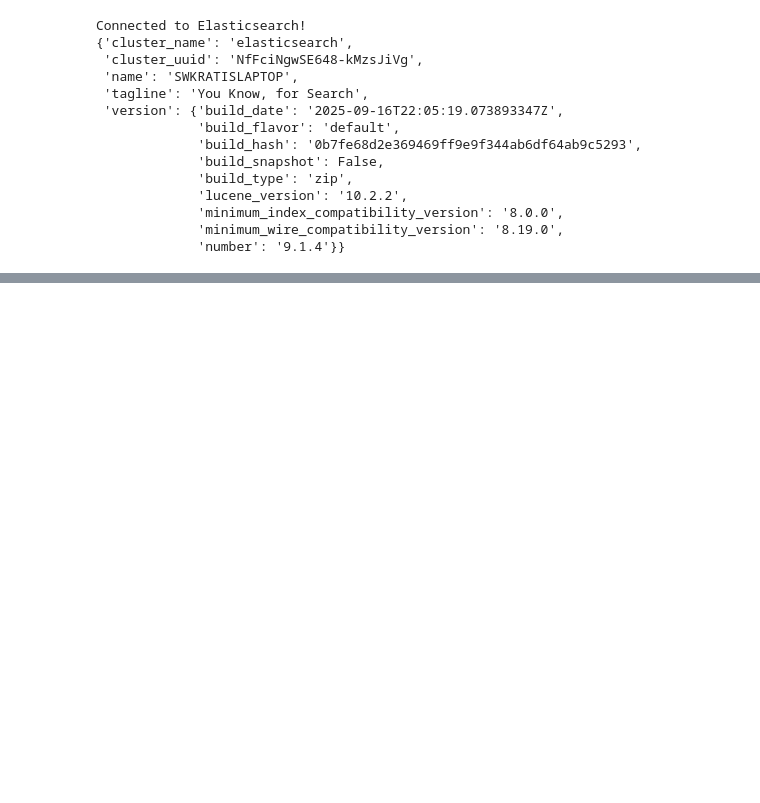
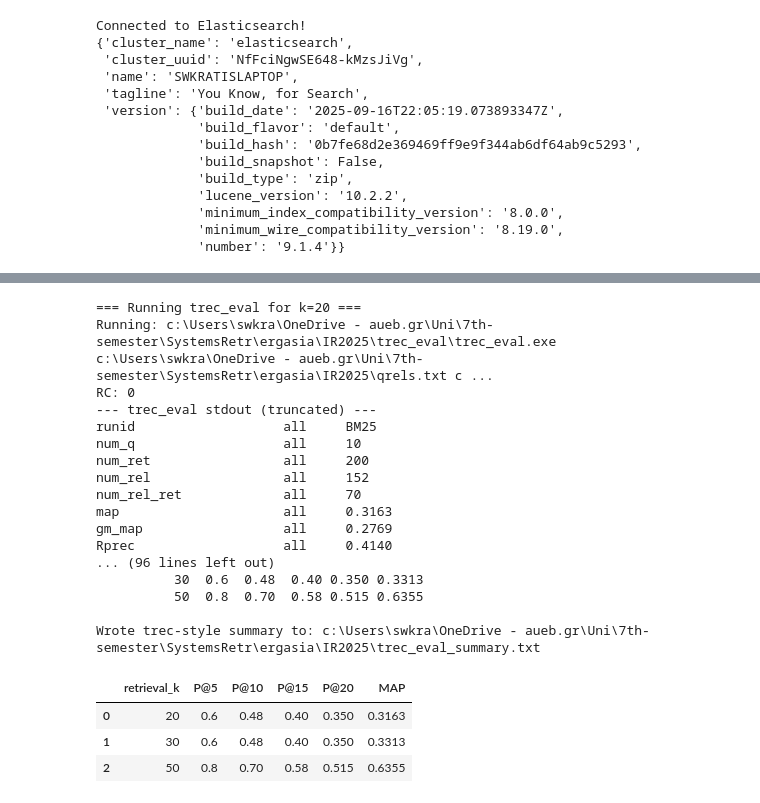
Before and after one commit to Swkratis210204/Semantic-Information-Retrieval-System-ElasticSearch-FAISS-Transformers-, a Jupyter notebook: IR2025/PartA.ipynb, the cells around one changed output, grey strips where cells are left out. Saved outputs shown, nothing was run; the diff lists cells and outputs as text; code cells hidden in the pictures; blank space fills up the shorter version.

```diff
--- a/IR2025/PartA.ipynb
+++ b/IR2025/PartA.ipynb
@@ -41,13 +42,10 @@ if missing:
 def preprocess(s):
     if not isinstance(s, str):
         return ""
-    s = s.strip()
-    s = re.sub(r"\s+", " ", s)                       # collapse spaces/newlines
-    s = re.sub(r"http\S+|www\.\S+", "<URL>", s)      # replace URLs
-    s = re.sub(r"\S+@\S+", "<EMAIL>", s)             # replace emails
-    s = re.sub(r"<[^>]+>", " ", s)                   # remove HTML tags
-    s = ''.join(ch for ch in s if ord(ch) >= 32)     # remove control chars
-    s = re.sub(r"['\"]", "", s)                      # remove single and double quotes
+    s = s.lower()
+    s = re.sub(r"http\S+|www\S+", "", s)
+    s = re.sub(r"[^a-zA-Z0-9\s]", " ", s)
+    s = re.sub(r"\s+", " ", s)
     return s.strip()
 
 
@@ -570 +374,27 @@ SystemExit: qrels file not found: c:\Users\swkra\OneDrive - aueb.gr\Uni\7th-seme
+# %%
+evaluator = Evaluation(DATA_DIR)
+df_trec = evaluator.evaluate_trec()
+df_trec
+# %% [output]
+=== Running trec_eval for k=20 ===
+Running: c:\Users\swkra\OneDrive - aueb.gr\Uni\7th-semester\SystemsRetr\ergasia\IR2025\trec_eval\trec_eval.exe c:\Users\swkra\OneDrive - aueb.gr\Uni\7th-semester\SystemsRetr\ergasia\IR2025\qrels.txt c ...
+RC: 0
+--- trec_eval stdout (truncated) ---
+runid                   all     BM25
+num_q                   all     10
+num_ret                 all     200
+num_rel                 all     152
+num_rel_ret             all     70
+map                     all     0.3163
+gm_map                  all     0.2769
+Rprec                   all     0.4140
+... (96 lines left out)
+          30  0.6  0.48  0.40 0.350 0.3313
+          50  0.8  0.70  0.58 0.515 0.6355
+
+Wrote trec-style summary to: c:\Users\swkra\OneDrive - aueb.gr\Uni\7th-semester\SystemsRetr\ergasia\IR2025\trec_eval_summary.txt
+|  | retrieval_k | P@5 | P@10 | P@15 | P@20 | MAP |
+| 0 | 20 | 0.6 | 0.48 | 0.40 | 0.350 | 0.3163 |
+| 1 | 30 | 0.6 | 0.48 | 0.40 | 0.350 | 0.3313 |
+| 2 | 50 | 0.8 | 0.70 | 0.58 | 0.515 | 0.6355 |
 # %%
```
Also changed, not shown: parts of 8 cells of this notebook, 1 other file.
